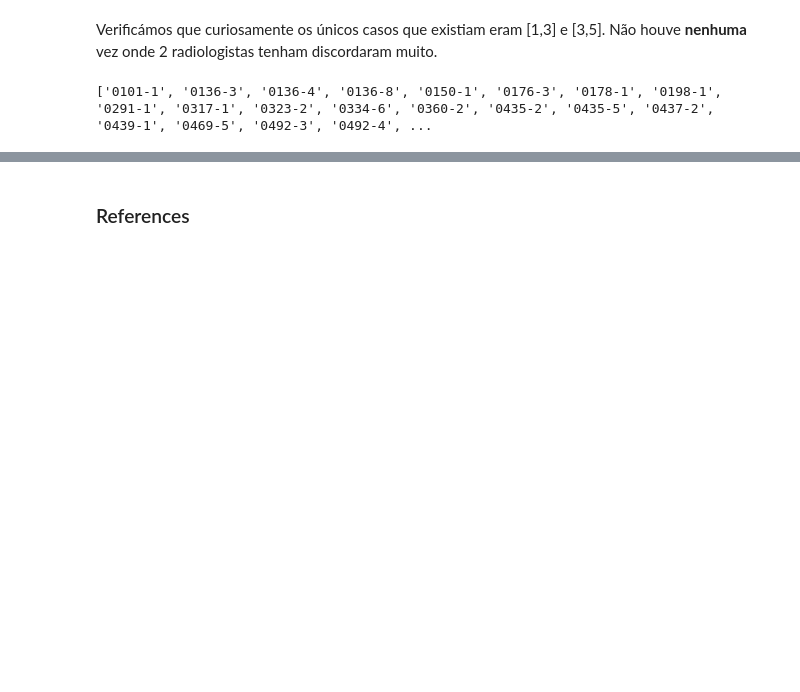
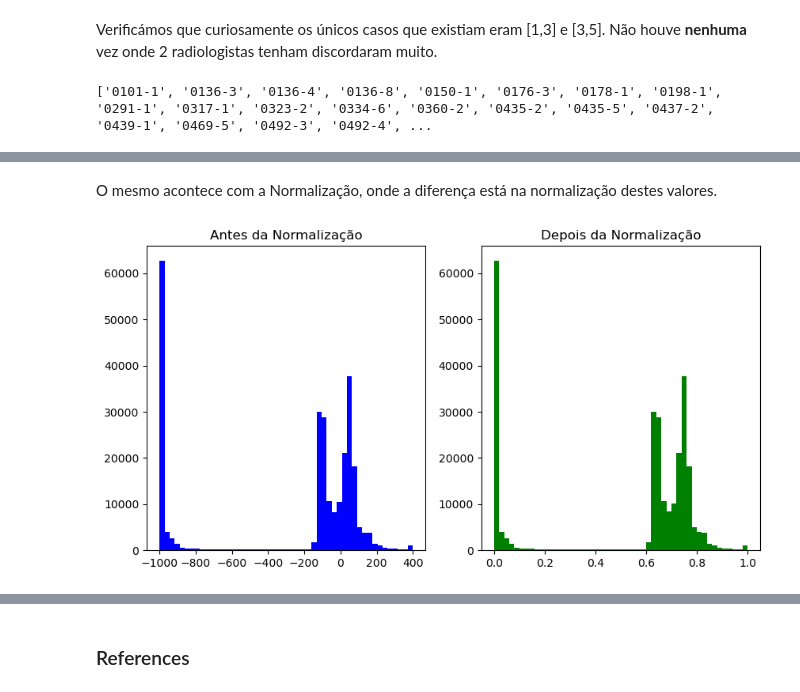
Before and after one commit to francisca005/Lung-Cancer-Classification, a Jupyter notebook: notebook.ipynb, the cells around one changed output, grey strips where cells are left out. Drawn from its saved outputs; the diff is of its cells as text; code cells hidden in the pictures; blank space fills up the shorter version.

```diff
--- a/notebook.ipynb
+++ b/notebook.ipynb
@@ -978,0 +1008,5 @@ df_filtered
+# %%
+def norm(hu_image):
+    # [0,1]
+    normalized_image = (hu_image - np.min(hu_image)) / (np.max(hu_image) - np.min(hu_image))
+    return normalized_image
@@ -978,0 +1134,16 @@ df_filtered
+# %% [markdown]
+O mesmo acontece com a Normalização, onde a diferença está na normalização destes valores.
+# %%
+plt.figure(figsize=(10, 5))
+
+plt.subplot(1, 2, 1)
+plt.hist(hu_image.flatten(), bins=50, color='blue')
+plt.title('Antes da Normalização')
+
+plt.subplot(1, 2, 2)
+plt.hist(normalized_image.flatten(), bins=50, color='green')
+plt.title('Depois da Normalização')
+
+plt.show()
+# %% [output]
+[figure, added]
```
Also changed, not shown: parts of 31 cells of this notebook.
